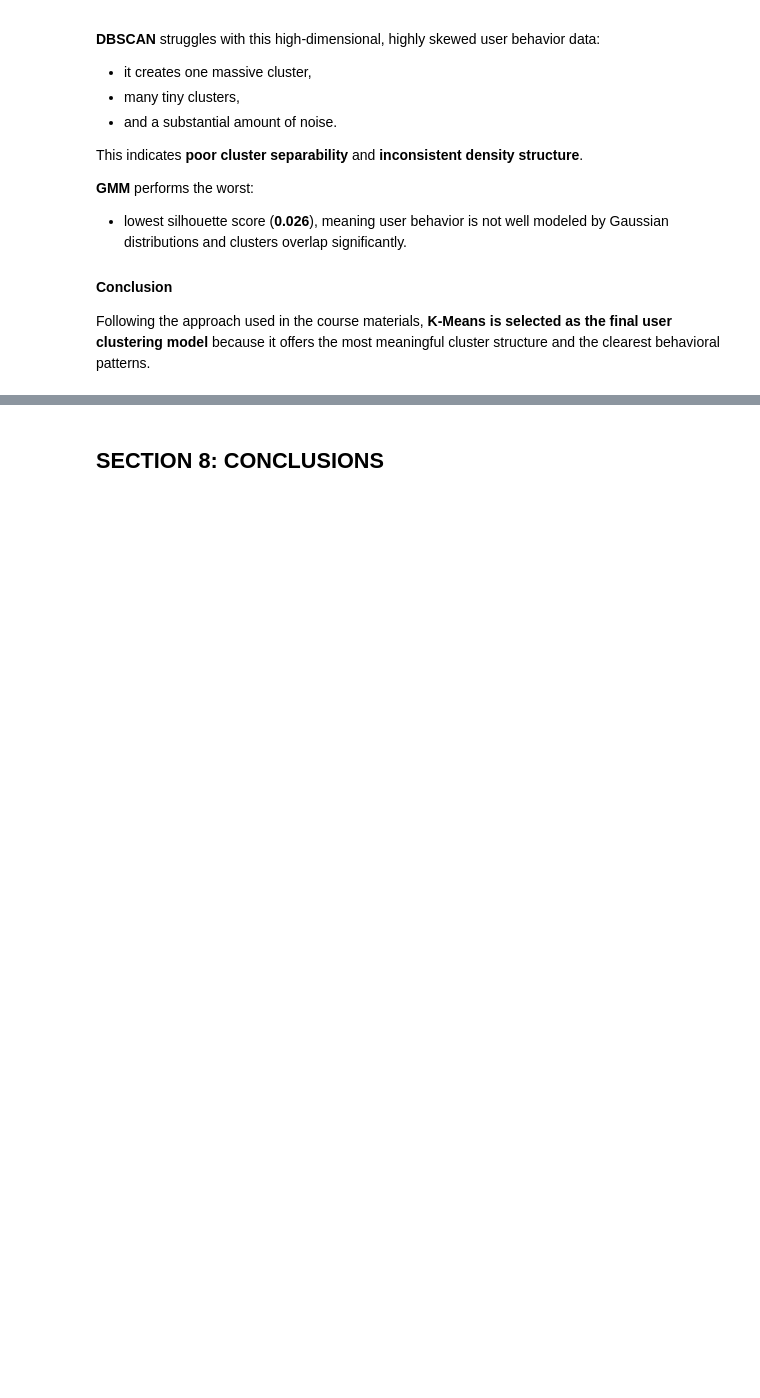
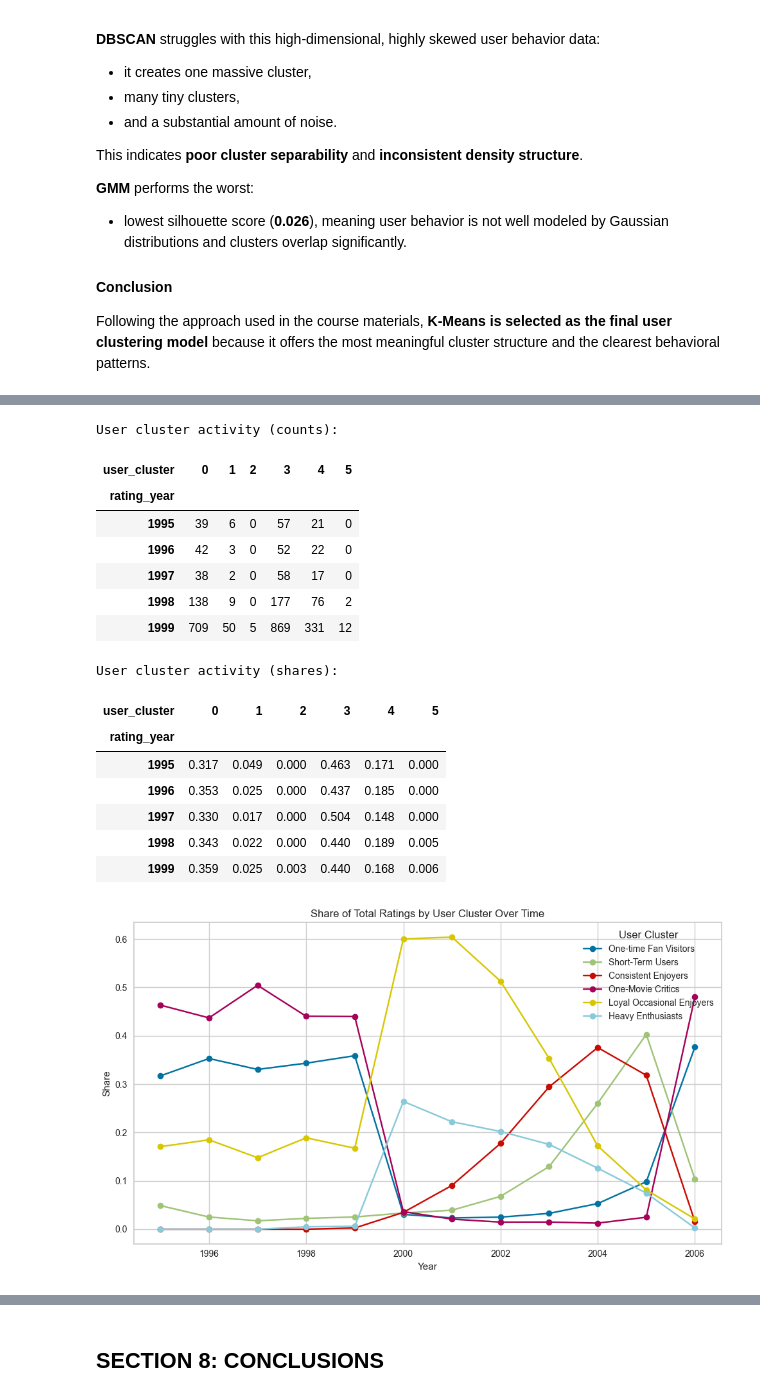
Before and after one commit to alkalenka/AudienceDecode_320991, a Jupyter notebook: main.ipynb, the cells around one changed output, grey strips where cells are left out. Drawn from its saved outputs; the diff is of its cells as text; code cells hidden in the pictures; blank space fills up the shorter version.

```diff
--- a/main.ipynb
+++ b/main.ipynb
@@ -2206,0 +2013,60 @@ Plot matrix as heatmap
+# %%
+# USER CLUSTER'S ACTIVITY OVER TIME
+# Combine and aggregate: rating_year × user_cluster
+user_time_all = pd.concat(user_time_container, ignore_index=True)
+
+user_time_agg = (
+    user_time_all
+    .groupby(['rating_year', 'user_cluster'])['n_ratings']
+    .sum()
+    .reset_index()
+)
+
+yearly_user_counts = (
+    user_time_agg
+    .pivot(index='rating_year', columns='user_cluster', values='n_ratings')
+    .fillna(0)
+    .astype(int)
+    .sort_index()
+)
+
+yearly_user_share = yearly_user_counts.div(yearly_user_counts.sum(axis=1), axis=0)
+
+print("User cluster activity (counts):")
+display(yearly_user_counts.head())
+print("User cluster activity (shares):")
+display(yearly_user_share.head())
+
+# PLOT RESULTS
+plt.figure(figsize=(10,6))
+for c in yearly_user_share.columns:
+    plt.plot(yearly_user_share.index,
+             yearly_user_share[c],
+             marker='o',
+             label=user_cluster_names[c])
+
+plt.title("Share of Total Ratings by User Cluster Over Time")
+plt.xlabel("Year")
+plt.ylabel("Share")
+plt.grid(True, axis='y')
+plt.legend(title="User Cluster")
+plt.tight_layout()
+plt.show()
+# %% [output]
+User cluster activity (counts):
+| user_cluster | 0 | 1 | 2 | 3 | 4 | 5 |
+| rating_year |  |  |  |  |  |  |
+| 1995 | 39 | 6 | 0 | 57 | 21 | 0 |
+| 1996 | 42 | 3 | 0 | 52 | 22 | 0 |
+| 1997 | 38 | 2 | 0 | 58 | 17 | 0 |
+| 1998 | 138 | 9 | 0 | 177 | 76 | 2 |
+| 1999 | 709 | 50 | 5 | 869 | 331 | 12 |
+User cluster activity (shares):
+| user_cluster | 0 | 1 | 2 | 3 | 4 | 5 |
+| rating_year |  |  |  |  |  |  |
+| 1995 | 0.317 | 0.049 | 0.000 | 0.463 | 0.171 | 0.000 |
+| 1996 | 0.353 | 0.025 | 0.000 | 0.437 | 0.185 | 0.000 |
+| 1997 | 0.330 | 0.017 | 0.000 | 0.504 | 0.148 | 0.000 |
+| 1998 | 0.343 | 0.022 | 0.000 | 0.440 | 0.189 | 0.005 |
+| 1999 | 0.359 | 0.025 | 0.003 | 0.440 | 0.168 | 0.006 |
+[figure, added]
```
Also changed, not shown: parts of 41 cells of this notebook.
